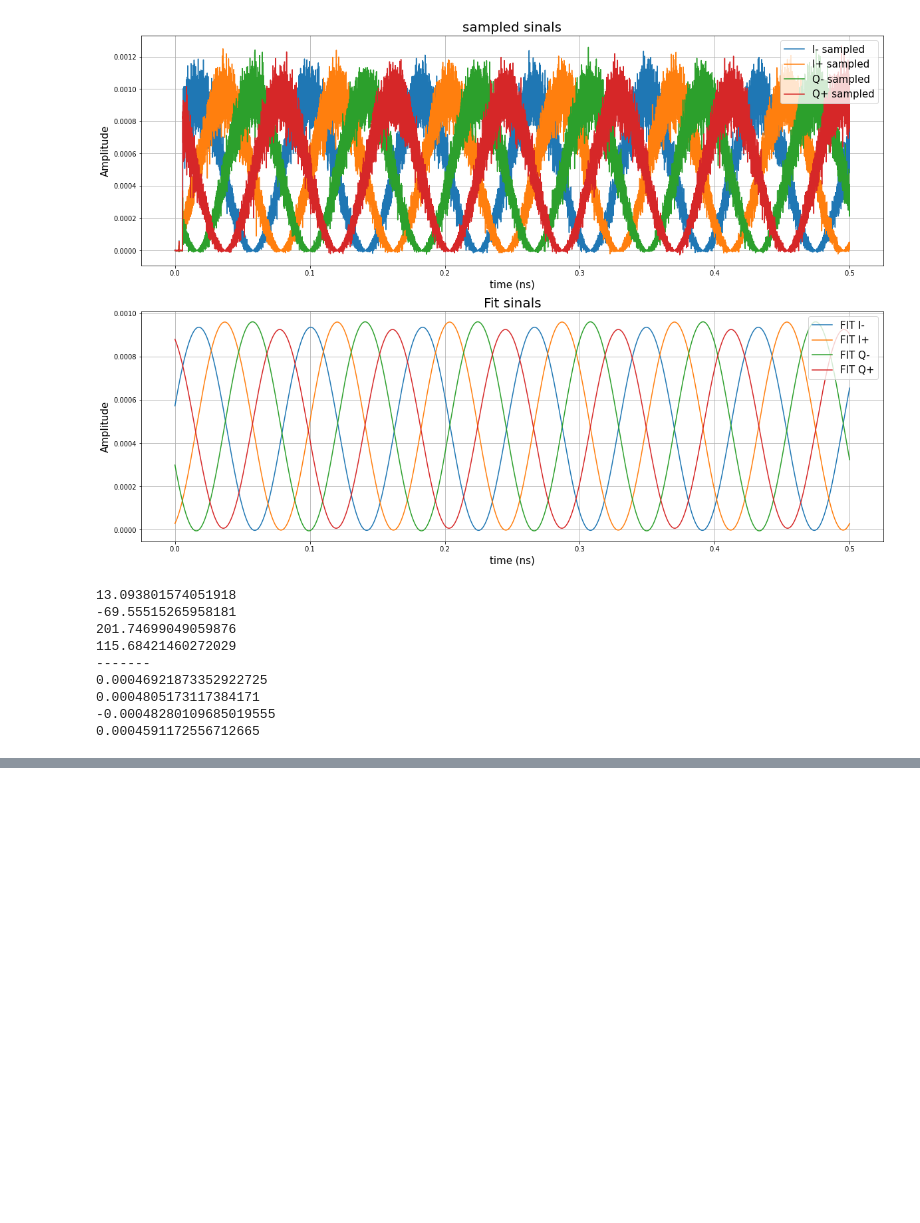
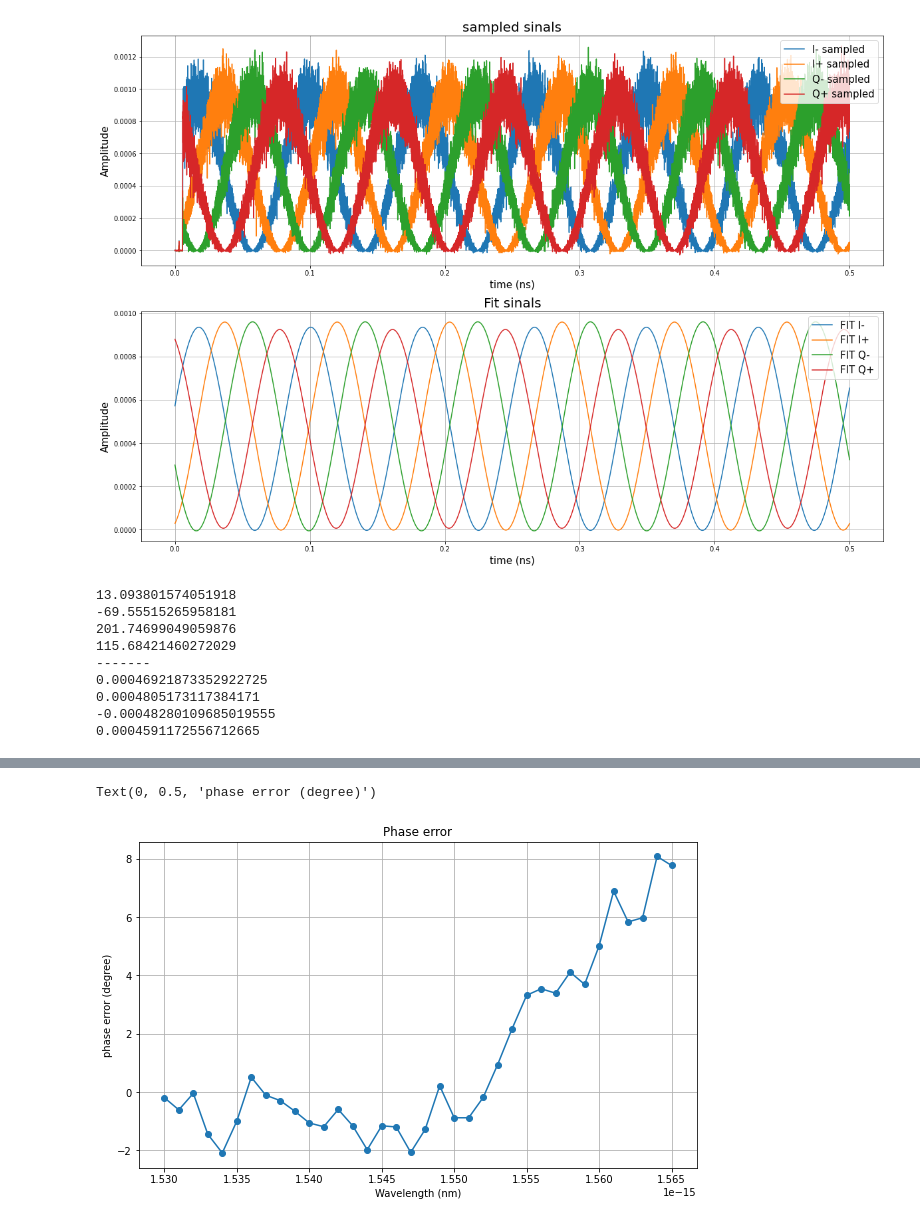
Before and after one commit to CaioRodrigues200/Photonics-training, a Jupyter notebook: Projects/Hybrid4x4/InterconnectFiles/MMI4x4_Interconnect.ipynb, the cells around one changed output, grey strips where cells are left out. Cells and saved outputs as stored; diff of their text form; code cells hidden in the pictures; blank space fills up the shorter version.

```diff
--- a/Projects/Hybrid4x4/InterconnectFiles/MMI4x4_Interconnect.ipynb
+++ b/Projects/Hybrid4x4/InterconnectFiles/MMI4x4_Interconnect.ipynb
@@ -169,2 +179,12 @@ Text(0, 0.5, 'phase difference (degree)')
+# %%
+fig = plt.figure(figsize = (10, 6))
+plt.plot(CFreqArray*1e-9,PError,'-o')
+plt.grid(True)
+plt.title('Phase error')
+plt.xlabel('Wavelength (nm)')
+plt.ylabel('phase error (degree)')
+# %% [output]
+Text(0, 0.5, 'phase error (degree)')
+[figure, added]
 # %%
 print(len(PhaseArray))
```
Also changed, not shown: parts of 3 cells of this notebook, 1 other file.
